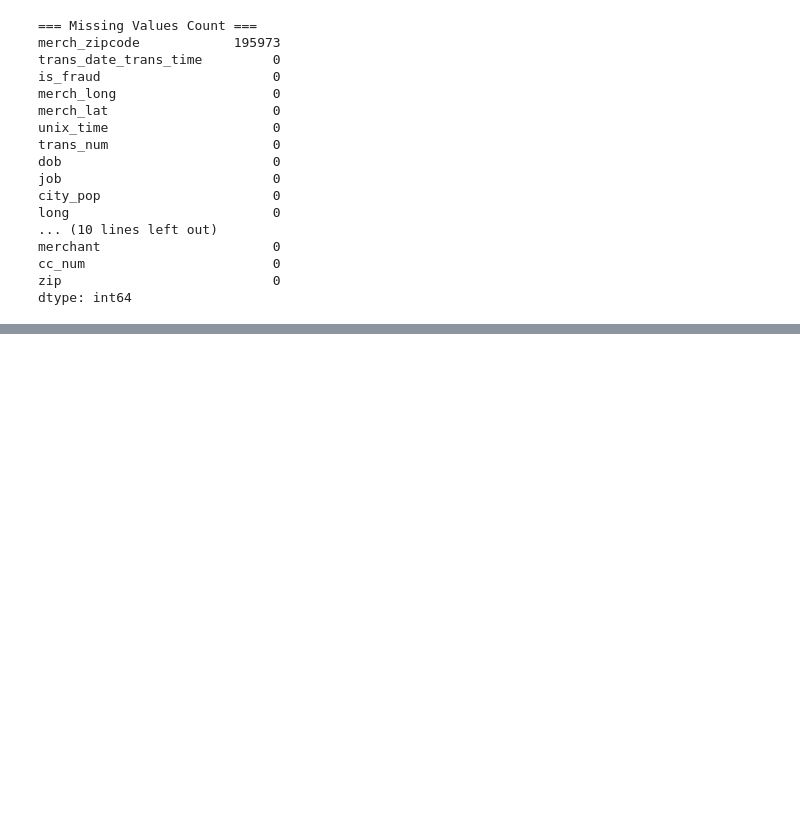
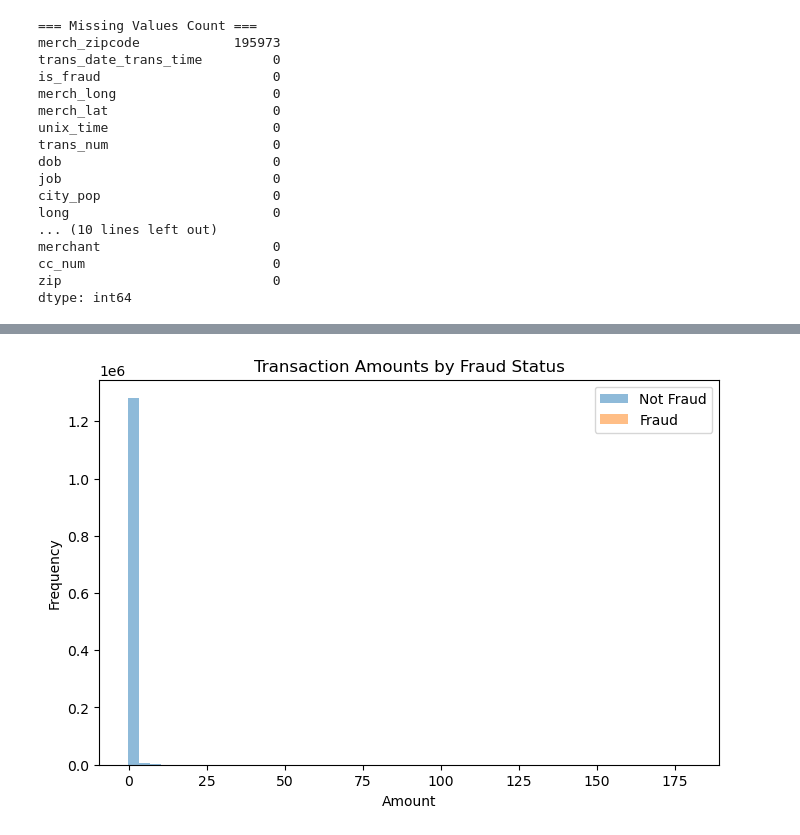
Before and after one commit to Makari0us/Data-231-card-fraud-detection, a Jupyter notebook: main.ipynb, the cells around one changed output, grey strips where cells are left out. Saved outputs shown, nothing was run; the diff lists cells and outputs as text; code cells hidden in the pictures; blank space fills up the shorter version.

```diff
--- a/main.ipynb
+++ b/main.ipynb
@@ -9,7 +9,7 @@ from sklearn.preprocessing import StandardScaler, OneHotEncoder
 from sklearn.compose import ColumnTransformer
 from sklearn.pipeline import Pipeline
 
-df = pd.read_csv("../../../data/credit_card_transactions.csv")
+df = pd.read_csv("../../data/credit_card_transactions.csv")
 print(df.info())
 # %% [output]
 <class 'pandas.core.frame.DataFrame'>
@@ -72,7 +72,17 @@ zip                           0
 dtype: int64
 # %%
 df = df.drop(columns=["Unnamed: 0"])
-df = df.drop(columns=["merch_zipcode"])
+df = df.drop(columns=[
+    "merch_zipcode",
+    "first",
+    "last",
+    "street",
+    "cc_num",
+    "trans_num",
+    "merchant",
+    "job",
+    "city"
+])
 # %%
 df["trans_date_trans_time"] = pd.to_datetime(df["trans_date_trans_time"])
 df["hour"] = df["trans_date_trans_time"].dt.hour
@@ -82,5 +95,7 @@ df["month"] = df["trans_date_trans_time"].dt.month
 df["dob"] = pd.to_datetime(df["dob"], errors="coerce")
 df["age"] = ((pd.to_datetime("today") - df["dob"]).dt.days // 365).fillna(0).astype(int)
 # %%
-categorical_cols = ["gender", "state", "city", "category", "job", "merchant"]
+categorical_cols = ["gender", "state", "category"]
+df['categories'] = df['category']
 df = pd.get_dummies(df, columns=categorical_cols, drop_first=True)
+df.shape
@@ -87,5 +104,6 @@ df = pd.get_dummies(df, columns=categorical_cols, drop_first=True)
 # %%
 from sklearn.preprocessing import StandardScaler
+df["hour_raw"] = pd.to_datetime(df["trans_date_trans_time"]).dt.hour
 numeric_cols = ["amt", "lat", "long", "merch_lat", "merch_long", "city_pop", "age", "hour", "day_of_week", "month"]
 scaler = StandardScaler()
 df[numeric_cols] = scaler.fit_transform(df[numeric_cols])
@@ -91,0 +158,20 @@ df[numeric_cols] = scaler.fit_transform(df[numeric_cols])
+# %%
+plt.figure(figsize=(8,5))
+
+plt.hist(df[df["is_fraud"] == 0]["amt"],
+         bins=50,
+         alpha=0.5,
+         label="Not Fraud")
+
+plt.hist(df[df["is_fraud"] == 1]["amt"],
+         bins=50,
+         alpha=0.5,
+         label="Fraud")
+
+plt.legend()
+plt.title("Transaction Amounts by Fraud Status")
+plt.xlabel("Amount")
+plt.ylabel("Frequency")
+plt.show()
+# %% [output]
+[figure, added]
```
Also changed, not shown: parts of 23 cells of this notebook.
